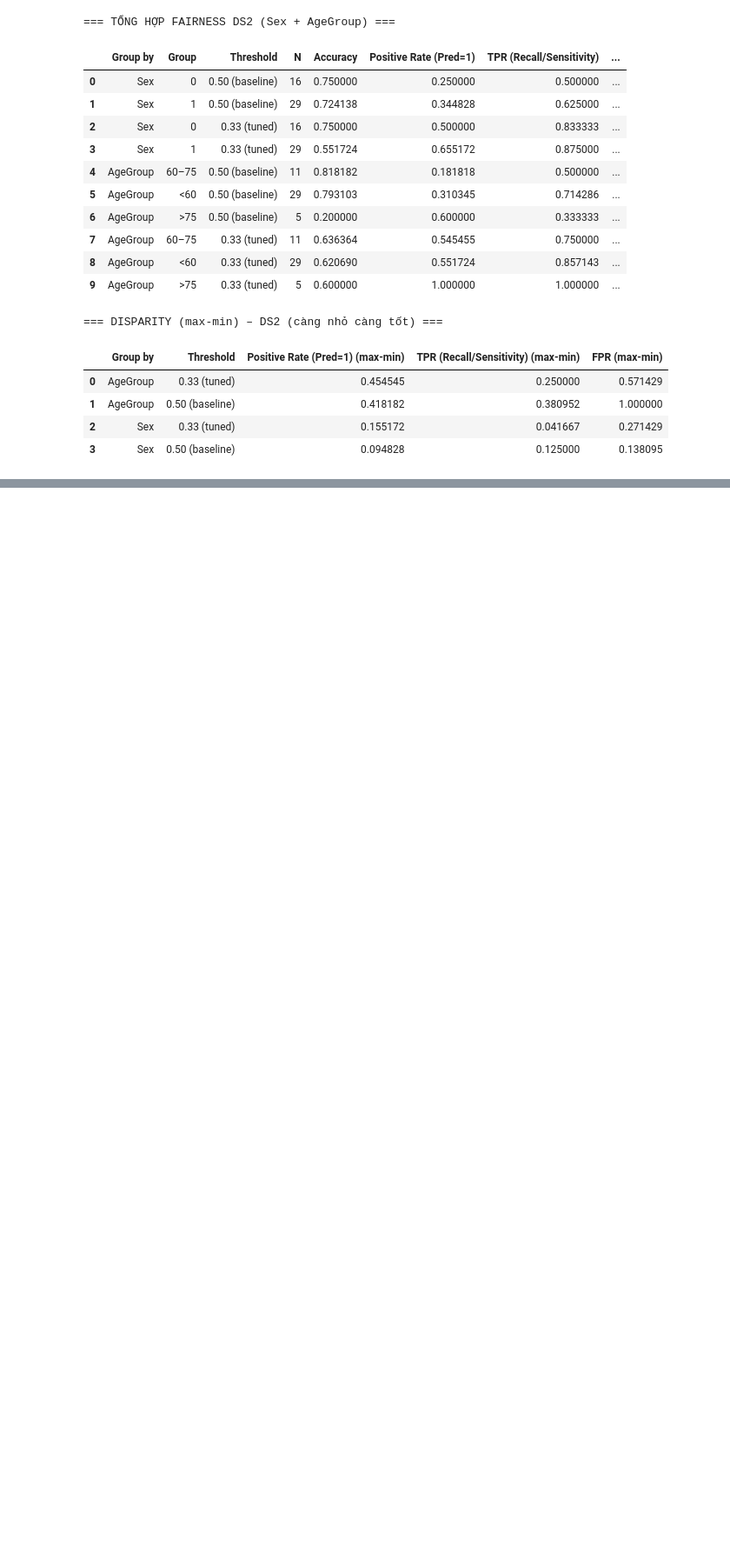
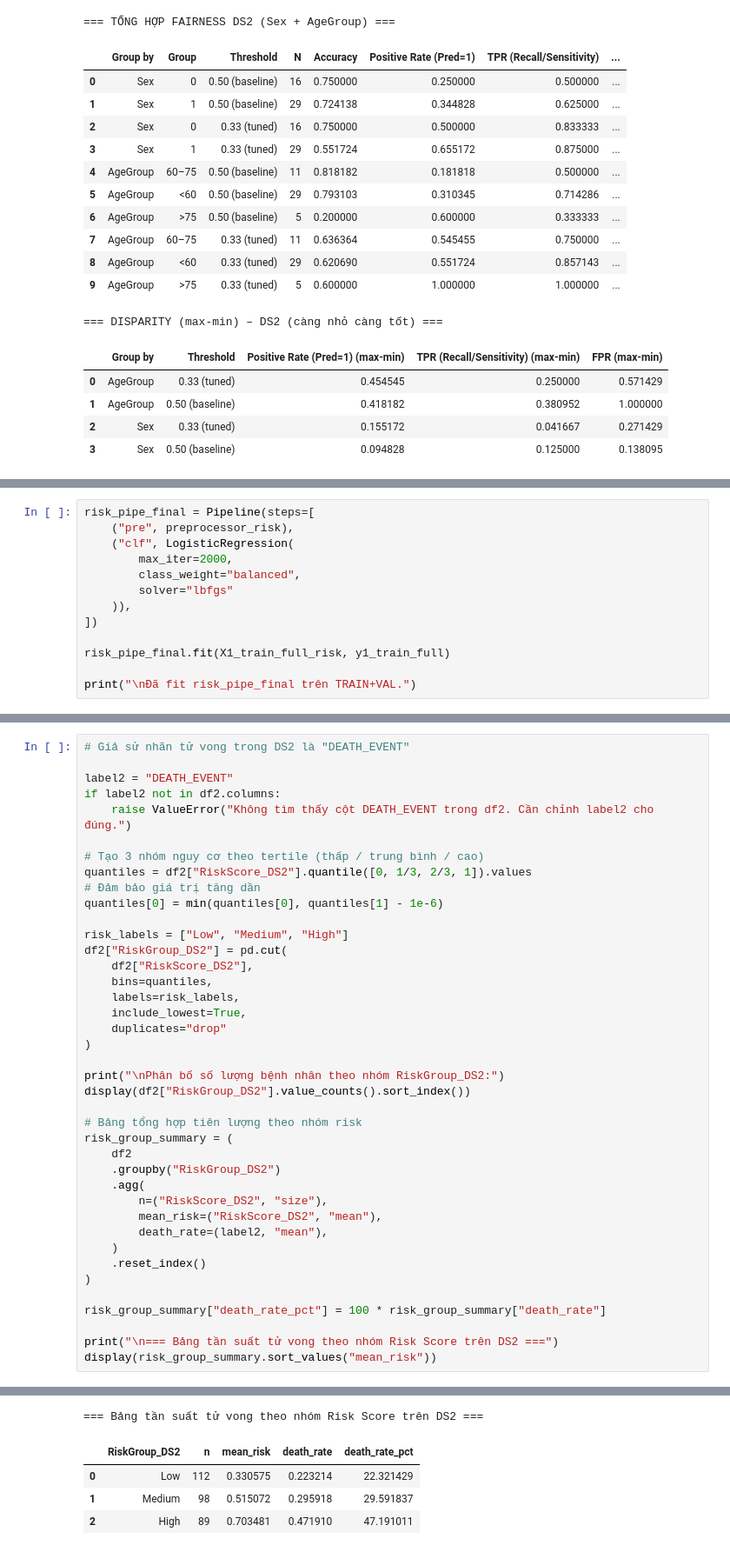
Before and after one commit to NguyenBuiHongTien/CVD_ML, a Jupyter notebook: CDV_New.ipynb, the cells around one changed output, grey strips where cells are left out. Shown at 87% size. Drawn from its saved outputs; the diff is of its cells as text; blank space fills up the shorter version.

Commit message:
đã có cơ bản về block risk core nhưng chưa hoàn chỉnh.

```diff
--- a/CDV_New.ipynb
+++ b/CDV_New.ipynb
@@ -2737,0 +2878,13 @@ else:
+# %%
+risk_pipe_final = Pipeline(steps=[
+    ("pre", preprocessor_risk),
+    ("clf", LogisticRegression(
+        max_iter=2000,
+        class_weight="balanced",
+        solver="lbfgs"
+    )),
+])
+
+risk_pipe_final.fit(X1_train_full_risk, y1_train_full)
+
+print("\nĐã fit risk_pipe_final trên TRAIN+VAL.")
@@ -2737,0 +2958,41 @@ else:
+# %%
+# Giả sử nhãn tử vong trong DS2 là "DEATH_EVENT"
+
+label2 = "DEATH_EVENT"
+if label2 not in df2.columns:
+    raise ValueError("Không tìm thấy cột DEATH_EVENT trong df2. Cần chỉnh label2 cho đúng.")
+
+# Tạo 3 nhóm nguy cơ theo tertile (thấp / trung bình / cao)
+quantiles = df2["RiskScore_DS2"].quantile([0, 1/3, 2/3, 1]).values
+# Đảm bảo giá trị tăng dần
+quantiles[0] = min(quantiles[0], quantiles[1] - 1e-6)
+
+risk_labels = ["Low", "Medium", "High"]
+df2["RiskGroup_DS2"] = pd.cut(
+    df2["RiskScore_DS2"],
+    bins=quantiles,
+    labels=risk_labels,
+    include_lowest=True,
+    duplicates="drop"
+)
+
+print("\nPhân bố số lượng bệnh nhân theo nhóm RiskGroup_DS2:")
+display(df2["RiskGroup_DS2"].value_counts().sort_index())
+
+# Bảng tổng hợp tiên lượng theo nhóm risk
+risk_group_summary = (
+    df2
+    .groupby("RiskGroup_DS2")
+    .agg(
+        n=("RiskScore_DS2", "size"),
+        mean_risk=("RiskScore_DS2", "mean"),
+        death_rate=(label2, "mean"),
+    )
+    .reset_index()
+)
+
+risk_group_summary["death_rate_pct"] = 100 * risk_group_summary["death_rate"]
+
+print("\n=== Bảng tần suất tử vong theo nhóm Risk Score trên DS2 ===")
+display(risk_group_summary.sort_values("mean_risk"))
+# %% [output]
@@ -2737,0 +3005,5 @@ else:
+=== Bảng tần suất tử vong theo nhóm Risk Score trên DS2 ===
+|  | RiskGroup_DS2 | n | mean_risk | death_rate | death_rate_pct |
+| 0 | Low | 112 | 0.330575 | 0.223214 | 22.321429 |
+| 1 | Medium | 98 | 0.515072 | 0.295918 | 29.591837 |
+| 2 | High | 89 | 0.703481 | 0.471910 | 47.191011 |
```
Also changed, not shown: parts of 24 cells of this notebook, 5 other files.
